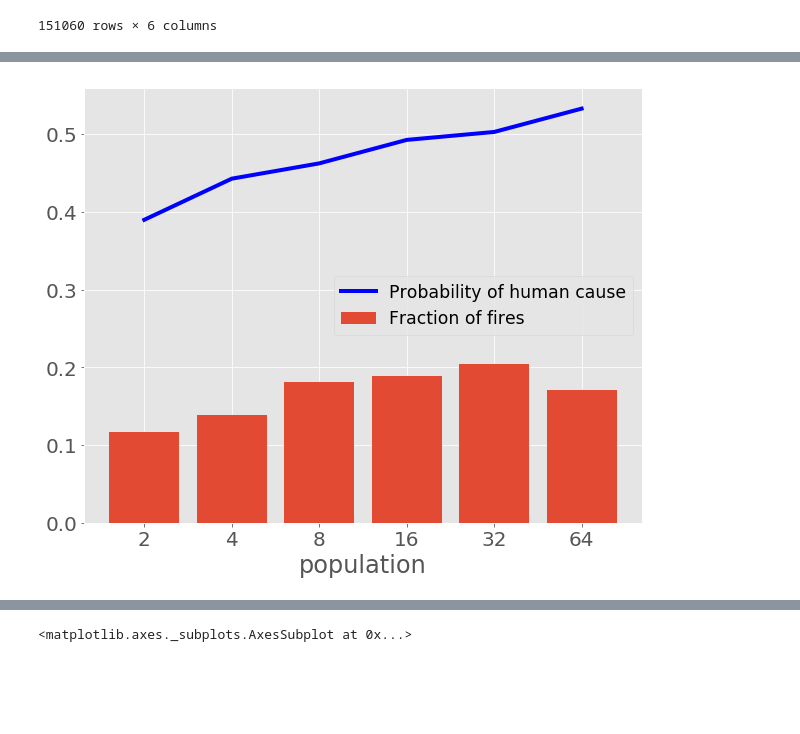
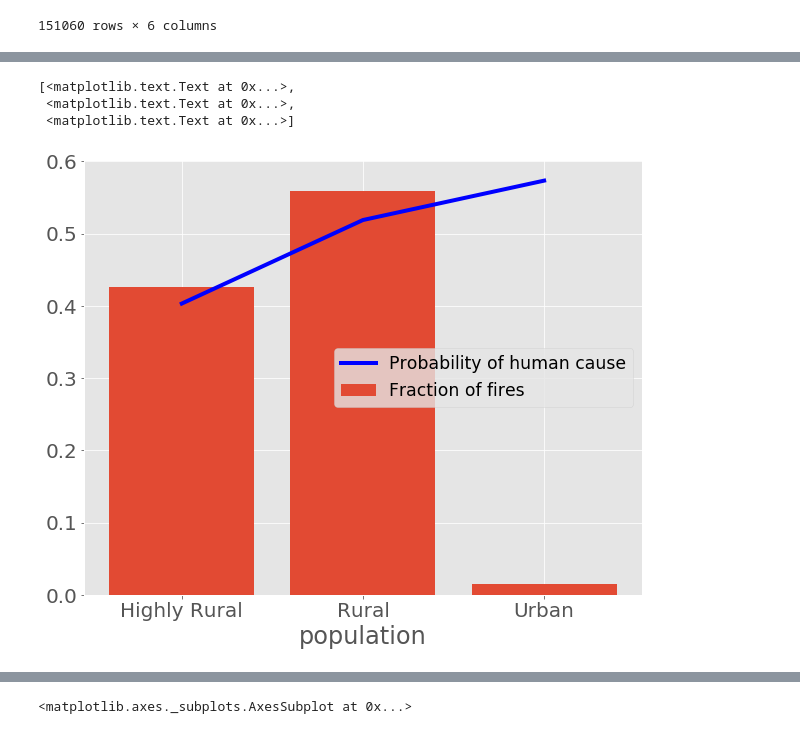
Before and after one commit to magstewart/wildfire-project, a Jupyter notebook: Wildfires_EDA.ipynb, the cells around one changed output, grey strips where cells are left out. Saved outputs shown, nothing was run; the diff lists cells and outputs as text; code cells hidden in the pictures; blank space fills up the shorter version.

```diff
--- a/Wildfires_EDA.ipynb
+++ b/Wildfires_EDA.ipynb
@@ -992,7 +1015,7 @@ def nearest_centroid(lat, lon, population=population):
 # %%
 df_rounded['population'] = np.vectorize(nearest_centroid)(df_rounded['latitude_x'], df_rounded['longitude_x'])
 # %%
-df_rounded.to_csv('data/fire_and_population.csv')
+df_rounded = pd.read_csv('data/fire_and_population.csv')
 # %%
 df_rounded['state'] = 1
 # %%
@@ -1003,15 +1038,18 @@ df_rounded.population[df_rounded['population'] >1000].hist(bins=100)
 # %%
 fig, ax = plt.subplots(figsize=(10,8))
 
 #population_bins = np.arange(0,2000,200)
-population_bins = [2,4,8,16,32,64,128]
+population_bins = [0,16,2500, 30000]
 _ = plot.univariate_binned_plot(population_bins,'population', ax, df_rounded)
-
+ax.set_xticklabels(['Highly Rural', 'Rural', 'Urban'])
 #ax.set_title('Probability of Human Cause vs. Daily Maximum Temperature', fontsize=24)
 #ax.set_xlabel('Maximum Temperature', fontsize=20)
 #fig.savefig('images/tmax_univariate')
 # %% [output]
+[<matplotlib.text.Text at 0x...>,
+ <matplotlib.text.Text at 0x...>,
+ <matplotlib.text.Text at 0x...>]
-[figure, old version]
+[figure, new version]
 # %%
 df['fips_name']
 # %% [output]
```
Also changed, not shown: parts of 13 cells of this notebook, 5 other files.
